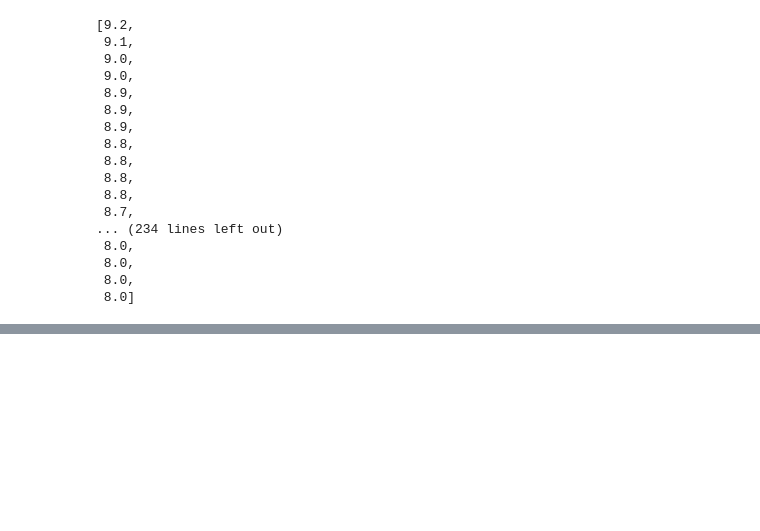
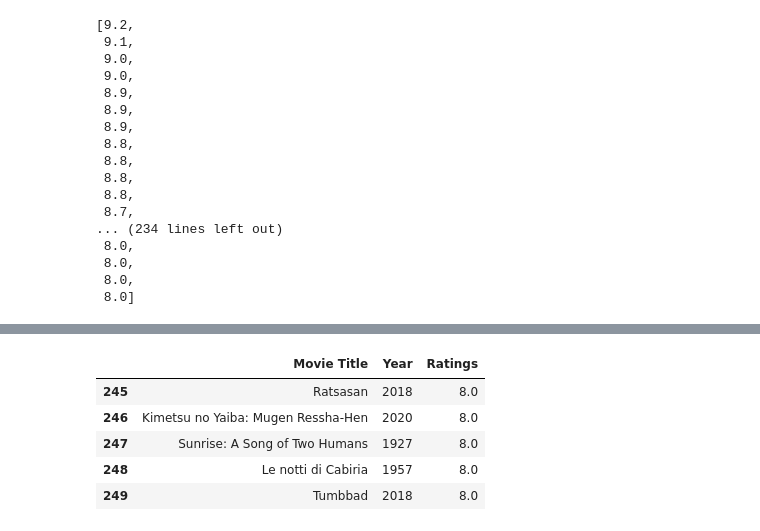
Before and after one commit to otimebhor/WEB-SCRAPING-PROJECT-, a Jupyter notebook: Web scraping project on IMDb.ipynb, the cells around one changed output, grey strips where cells are left out. Drawn from its saved outputs; the diff is of its cells as text; code cells hidden in the pictures; blank space fills up the shorter version.

```diff
--- a/Web scraping project on IMDb.ipynb
+++ b/Web scraping project on IMDb.ipynb
@@ -221,0 +292,9 @@ movie_rating
+# %%
+movies_info.tail() #shows the bottom 5 movies on the table
+# %% [output]
+|  | Movie Title | Year | Ratings |
+| 245 | Ratsasan | 2018 | 8.0 |
+| 246 | Kimetsu no Yaiba: Mugen Ressha-Hen | 2020 | 8.0 |
+| 247 | Sunrise: A Song of Two Humans | 1927 | 8.0 |
+| 248 | Le notti di Cabiria | 1957 | 8.0 |
+| 249 | Tumbbad | 2018 | 8.0 |
```
Also changed, not shown: parts of 15 cells of this notebook, 2 other files.
